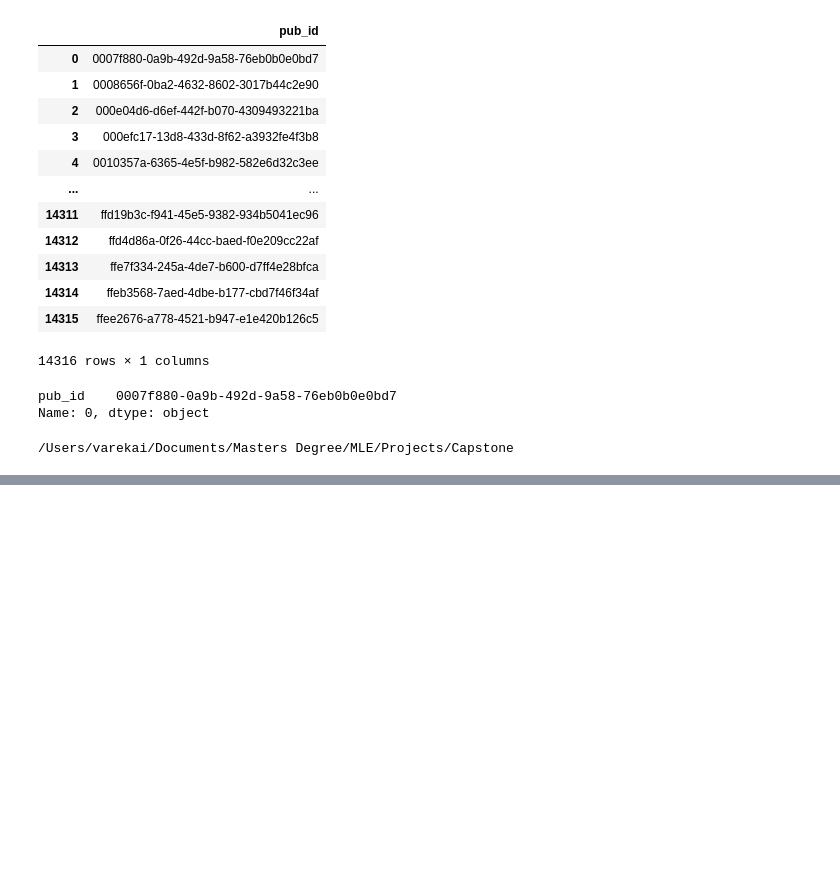
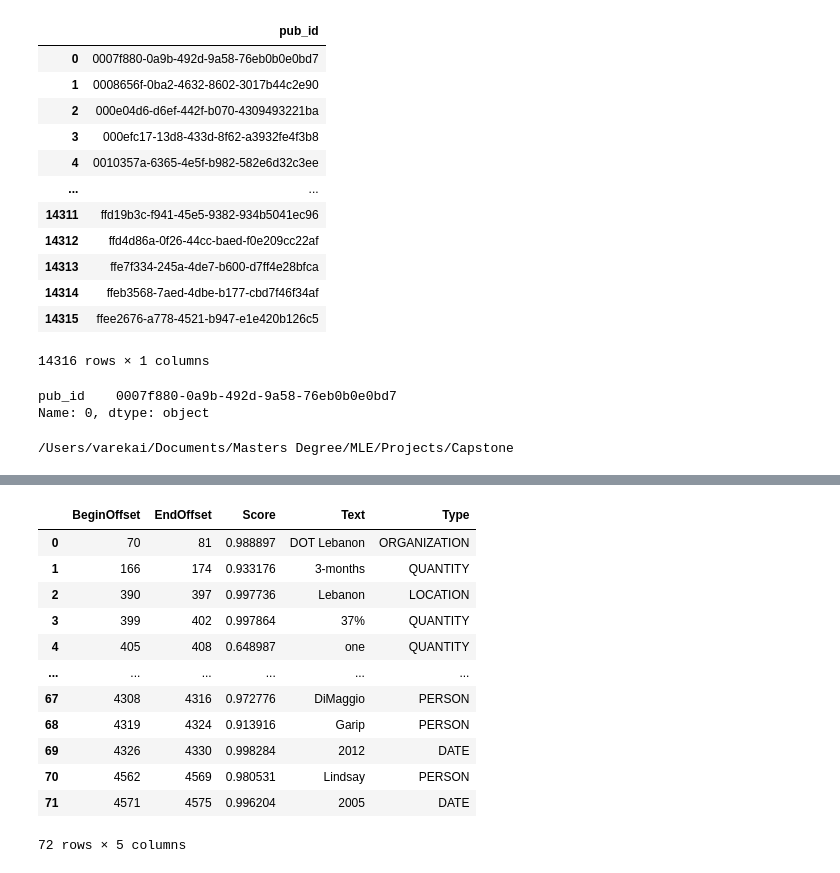
Before and after one commit to cmacbike/Capstone, a Jupyter notebook: AWS Comprehend.ipynb, the cells around one changed output, grey strips where cells are left out. Cells and saved outputs as stored; diff of their text form; code cells hidden in the pictures; blank space fills up the shorter version.

Commit message:
updated Comprehend

```diff
--- a/AWS Comprehend.ipynb
+++ b/AWS Comprehend.ipynb
@@ -95,3 +96,11 @@ for p_id in id['pub_id']:
 !pwd
 # %% [output]
 /Users/varekai/Documents/Masters Degree/MLE/Projects/Capstone
+# %%
+#doc = publications[publications['pub_id'] == id['pub_id'][0]]
+#doc.dropna(inplace=True)
+#txtdoc = ' '.join([x for x in doc['text']])
+doctopten = doc[['text']].iloc[0:2]
+doctopten.dropna(inplace=True)
+txtdocten = ' '.join([x for x in doctopten['text']])
+len(txtdocten)
@@ -97,0 +113,3 @@ for p_id in id['pub_id']:
+# %%
+comprehend = boto3.client(service_name='comprehend', region_name='us-east-2')
+dominant_lang_js = js.dumps(comprehend.detect_dominant_language(Text=txtdocten), sort_keys=True,indent=4)
@@ -97,0 +120,2 @@ for p_id in id['pub_id']:
+# %%
+dominant_entities_js = js.dumps(comprehend.detect_entities(Text = txtdocten,LanguageCode='en'), sort_keys=True,indent=4)
@@ -97,0 +126,2 @@ for p_id in id['pub_id']:
+# %%
+entities = js.loads(dominant_entities_js)
@@ -97,0 +150,16 @@ for p_id in id['pub_id']:
+# %%
+pd.json_normalize(entities,'Entities')
+# %% [output]
+|  | BeginOffset | EndOffset | Score | Text | Type |
+| 0 | 70 | 81 | 0.988897 | DOT Lebanon | ORGANIZATION |
+| 1 | 166 | 174 | 0.933176 | 3-months | QUANTITY |
+| 2 | 390 | 397 | 0.997736 | Lebanon | LOCATION |
+| 3 | 399 | 402 | 0.997864 | 37% | QUANTITY |
+| 4 | 405 | 408 | 0.648987 | one | QUANTITY |
+| ... | ... | ... | ... | ... | ... |
+| 67 | 4308 | 4316 | 0.972776 | DiMaggio | PERSON |
+| 68 | 4319 | 4324 | 0.913916 | Garip | PERSON |
+| 69 | 4326 | 4330 | 0.998284 | 2012 | DATE |
+| 70 | 4562 | 4569 | 0.980531 | Lindsay | PERSON |
+| 71 | 4571 | 4575 | 0.996204 | 2005 | DATE |
+72 rows × 5 columns
```
Also changed, not shown: parts of 11 cells of this notebook.
